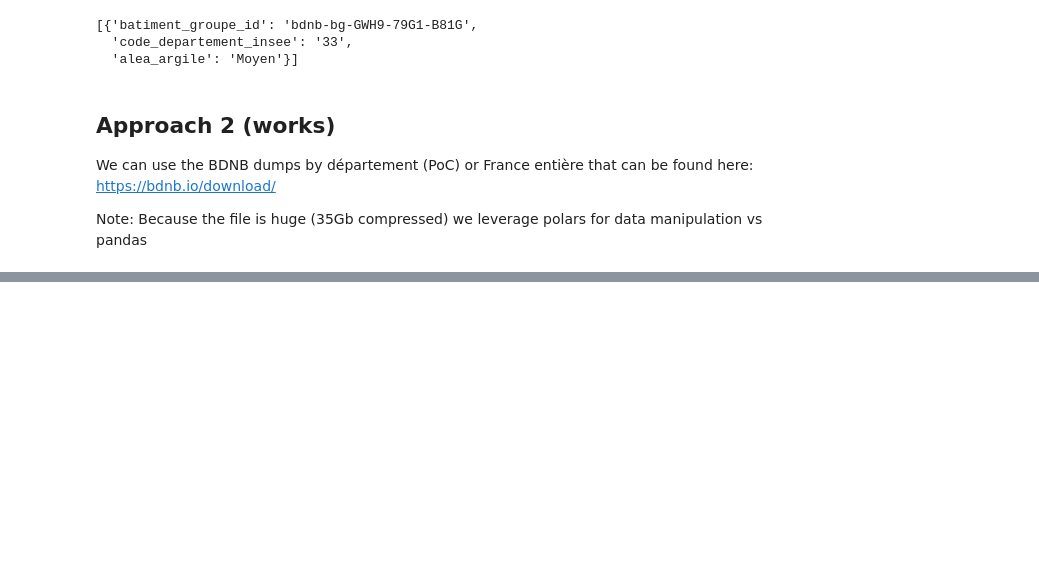
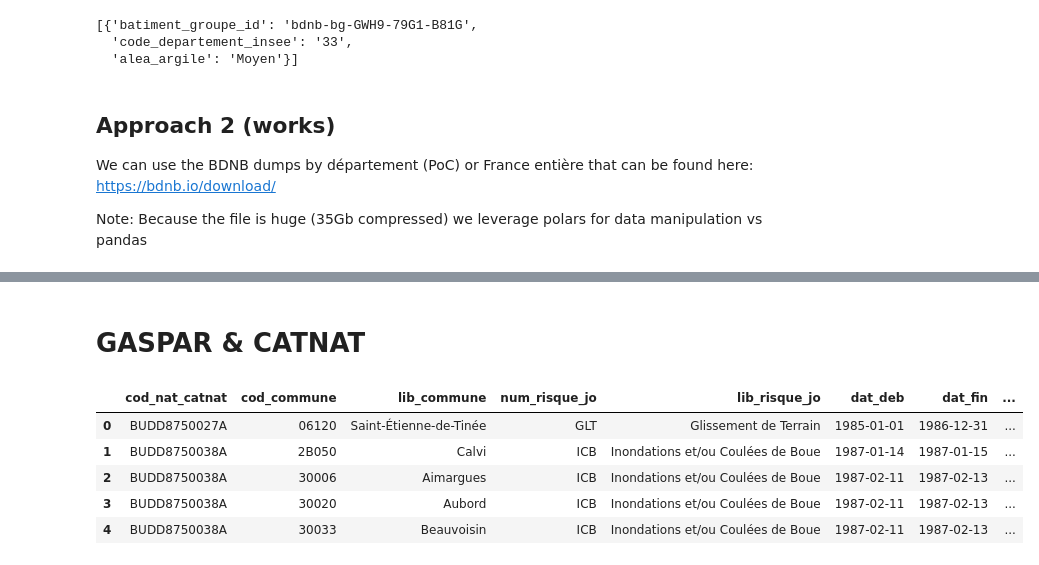
Before and after one commit to dataforgoodfr/14_PrixChangementClimatique, a Jupyter notebook: data/exploration/eda_jacques.ipynb, the cells around one changed output, grey strips where cells are left out. Saved outputs shown, nothing was run; the diff lists cells and outputs as text; code cells hidden in the pictures; blank space fills up the shorter version.

```diff
--- a/data/exploration/eda_jacques.ipynb
+++ b/data/exploration/eda_jacques.ipynb
@@ -379,0 +391,12 @@ df_agg[df_agg.code_commune_insee == '33063'].head()
+# %% [markdown]
+# GASPAR & CATNAT
+# %%
+catnat = pd.read_csv('../csv/gaspar/catnat_gaspar.csv', delimiter=';', dtype={"cod_commune": str})
+catnat.head()
+# %% [output]
+|  | cod_nat_catnat | cod_commune | lib_commune | num_risque_jo | lib_risque_jo | dat_deb | dat_fin | ... |
+| 0 | BUDD8750027A | 06120 | Saint-Étienne-de-Tinée | GLT | Glissement de Terrain | 1985-01-01 | 1986-12-31 | ... |
+| 1 | BUDD8750038A | 2B050 | Calvi | ICB | Inondations et/ou Coulées de Boue | 1987-01-14 | 1987-01-15 | ... |
+| 2 | BUDD8750038A | 30006 | Aimargues | ICB | Inondations et/ou Coulées de Boue | 1987-02-11 | 1987-02-13 | ... |
+| 3 | BUDD8750038A | 30020 | Aubord | ICB | Inondations et/ou Coulées de Boue | 1987-02-11 | 1987-02-13 | ... |
+| 4 | BUDD8750038A | 30033 | Beauvoisin | ICB | Inondations et/ou Coulées de Boue | 1987-02-11 | 1987-02-13 | ... |
```
Also changed, not shown: parts of 18 cells of this notebook.
